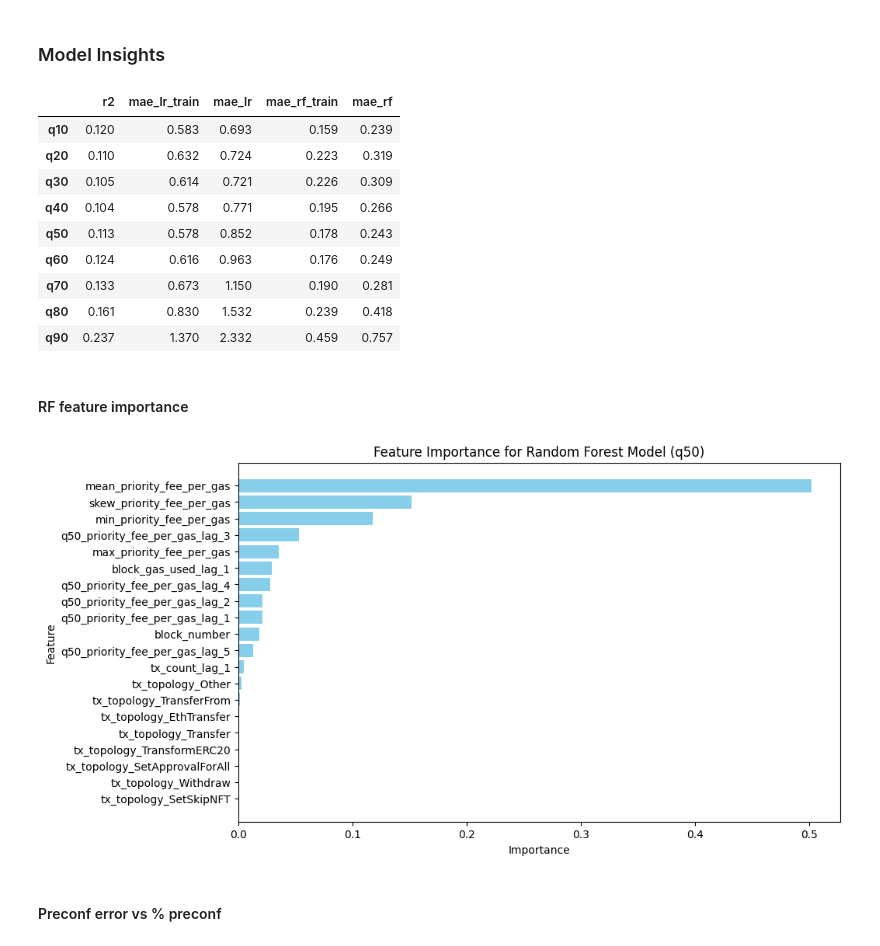
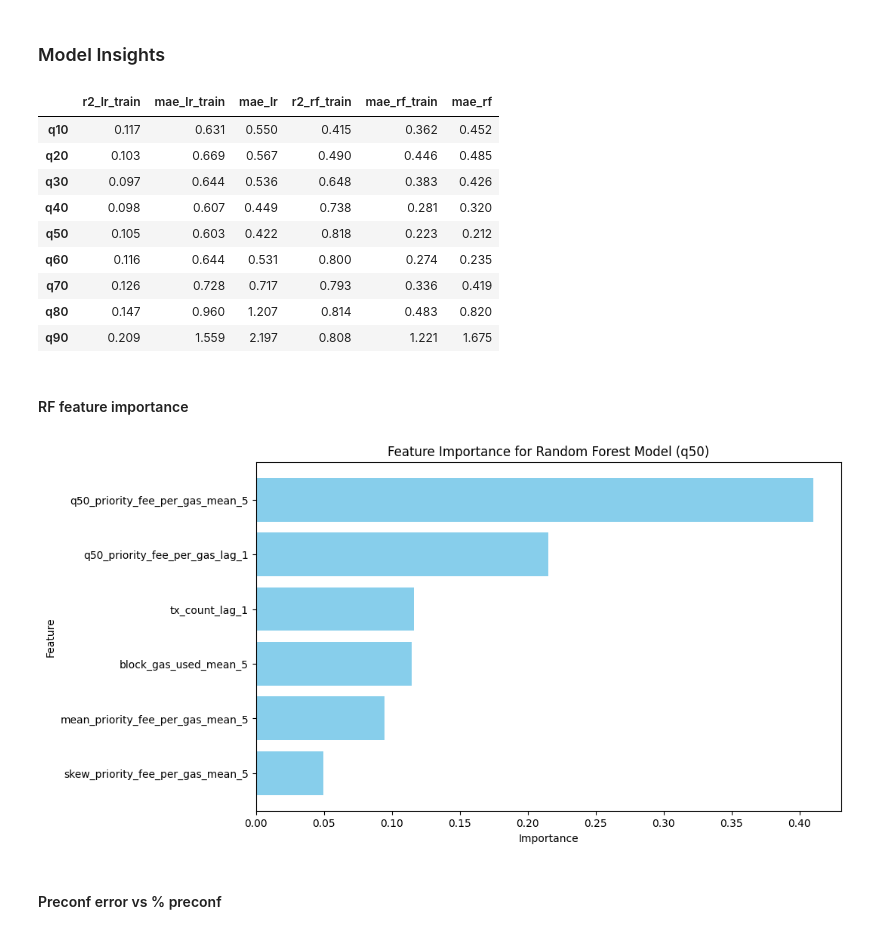
Before and after one commit to benrobaglia/preconfirmations, a Jupyter notebook: preconfirmations.ipynb, the cells around one changed output. Cells and saved outputs as stored; diff of their text form; code cells hidden in the pictures.

Commit message:
fix RF model

```diff
--- a/preconfirmations.ipynb
+++ b/preconfirmations.ipynb
@@ -176,7 +167,7 @@ df_q
 #### Linear Regression
 # %%
 # Set training threshold (train on half and test on half)
-training_threshold = (agg_df.block_number.max() + agg_df.block_number.min() ) // 2
+training_threshold = 21331500
 # %%
 # LR results for each quantile target
 
@@ -226,0 +252,2 @@ df_lr
+# %%
+rf_inp_lags = create_rolling_features(rf_inp, 32, features_rf)
@@ -227,5 +264,6 @@ df_lr
 # %%
-lags = np.arange(1, 6, 1)
+training_threshold = 21331500
+window = 32
 
 params = {
     'n_estimators': 100,
@@ -235,22 +273,45 @@ params = {
 rf_res = []
 rf_train_res = []
 rf_res_group = []
+rf_features_importances = {}
 
 for q in tqdm(np.arange(10, 100, 10)):
-    features = [f'q{q}_priority_fee_per_gas_lag_{lag}' for lag in lags] + ['block_number', 'block_gas_used_lag_1', 'tx_count_lag_1', 'mean_priority_fee_per_gas', 'min_priority_fee_per_gas', 'max_priority_fee_per_gas', 'skew_priority_fee_per_gas']
-    rf_results, rf_results_train, rf_models = train_random_forest_one_hot(agg_df,
-                                                                          features,
+    total_rf_features = [
+                    f"q{q}_priority_fee_per_gas_lag_1",
+                    f"q{q}_priority_fee_per_gas_mean_5",
+                    # f"q{q}_priority_fee_per_gas_mean_32",
+                    # f"q{q}_priority_fee_per_gas_std_32",
+                ] + [
+                    f"block_gas_used_mean_5",
+                    f"tx_count_lag_1",
+                ] + [
+                    "mean_priority_fee_per_gas_mean_5",
+                    "skew_priority_fee_per_gas_mean_5",
+                ]
+
+    rf_results, rf_results_train, rf_models = train_random_forest_one_hot(rf_inp_lags.reset_index(),
+                                                                          total_rf_features,
                                                                           training_threshold,
                                                                           target=f'q{q}_priority_fee_per_gas',
-                                                                          params=params
+                                                                          params=params,
+                                                                          use_topo=False
                                                                           )
-    rf_estimator = final_df[['block_number', 'tx_topology', 'gas_used', 'priority_fee_per_gas']].merge(rf_results, on=['block_number', 'tx_topology'])
+    rf_estimator = final_df2[['block_number', 'tx_topology', 'gas_used', 'priority_fee_per_gas']].merge(rf_results, on=['block_number'])
     rf_metrics, rf_metrics_group = compute_metrics(rf_estimator)
+
+    feature_importances = pd.DataFrame({
+        "Feature": rf_models.feature_names_in_,
+        "Importance": rf_models.feature_importances_
+    }).sort_values(by="Importance", ascending=False)
+
     rf_res.append(rf_metrics)
     rf_train_res.append({
+                        'r2': r2_score(rf_results_train['y_true'], rf_results_train['y_pred']),
                          'mae': mean_absolute_error(rf_results_train['y_true'], rf_results_train['y_pred'])
                          })
     rf_res_group.append(rf_metrics_group)
+    rf_features_importances[str(q)] = feature_importances
+
 
 df_rf = pd.DataFrame(rf_res, index=[f"q{q}" for q in np.arange(10, 100, 10)])
 # %%
@@ -289,17 +352,17 @@ train_res['mae_rf_train'] = train_res['mae_rf_train'] * 1e9
 # %%
 train_results = train_res.join(df_rf[['MAE (Gwei)']].rename(columns={'MAE (Gwei)': 'mae_rf'})).join(df_lr[['MAE (Gwei)']].rename(columns={'MAE (Gwei)': 'mae_lr'}))
 # %%
-train_results[['r2', 'mae_lr_train', 'mae_lr', 'mae_rf_train', 'mae_rf']].round(3)
+train_results[['r2_lr_train', 'mae_lr_train', 'mae_lr', 'r2_rf_train', 'mae_rf_train', 'mae_rf']].round(3)
 # %% [output]
-|  | r2 | mae_lr_train | mae_lr | mae_rf_train | mae_rf |
-| q10 | 0.120 | 0.583 | 0.693 | 0.159 | 0.239 |
-| q20 | 0.110 | 0.632 | 0.724 | 0.223 | 0.319 |
-| q30 | 0.105 | 0.614 | 0.721 | 0.226 | 0.309 |
-| q40 | 0.104 | 0.578 | 0.771 | 0.195 | 0.266 |
-| q50 | 0.113 | 0.578 | 0.852 | 0.178 | 0.243 |
-| q60 | 0.124 | 0.616 | 0.963 | 0.176 | 0.249 |
-| q70 | 0.133 | 0.673 | 1.150 | 0.190 | 0.281 |
-| q80 | 0.161 | 0.830 | 1.532 | 0.239 | 0.418 |
-| q90 | 0.237 | 1.370 | 2.332 | 0.459 | 0.757 |
+|  | r2_lr_train | mae_lr_train | mae_lr | r2_rf_train | mae_rf_train | mae_rf |
+| q10 | 0.117 | 0.631 | 0.550 | 0.415 | 0.362 | 0.452 |
+| q20 | 0.103 | 0.669 | 0.567 | 0.490 | 0.446 | 0.485 |
+| q30 | 0.097 | 0.644 | 0.536 | 0.648 | 0.383 | 0.426 |
+| q40 | 0.098 | 0.607 | 0.449 | 0.738 | 0.281 | 0.320 |
+| q50 | 0.105 | 0.603 | 0.422 | 0.818 | 0.223 | 0.212 |
+| q60 | 0.116 | 0.644 | 0.531 | 0.800 | 0.274 | 0.235 |
+| q70 | 0.126 | 0.728 | 0.717 | 0.793 | 0.336 | 0.419 |
+| q80 | 0.147 | 0.960 | 1.207 | 0.814 | 0.483 | 0.820 |
+| q90 | 0.209 | 1.559 | 2.197 | 0.808 | 1.221 | 1.675 |
 # %%
 # MAE in Gwei
@@ -326,13 +372,15 @@ feature_importances = pd.DataFrame({
+# %%
+fi = rf_features_importances['50']
 # %%
 plt.figure(figsize=(10, 6))
-plt.barh(feature_importances['Feature'], feature_importances['Importance'], color='skyblue')
+plt.barh(fi['Feature'], fi['Importance'], color='skyblue')
 plt.xlabel('Importance')
 plt.ylabel('Feature')
 plt.title('Feature Importance for Random Forest Model (q50)')
 plt.gca().invert_yaxis()
 plt.show()
 # %% [output]
-[figure, old version]
+[figure, new version]
 # %% [markdown]
 #### Preconf error vs % preconf
 # %%
```
Also changed, not shown: parts of 30 cells of this notebook, 3 other files.
